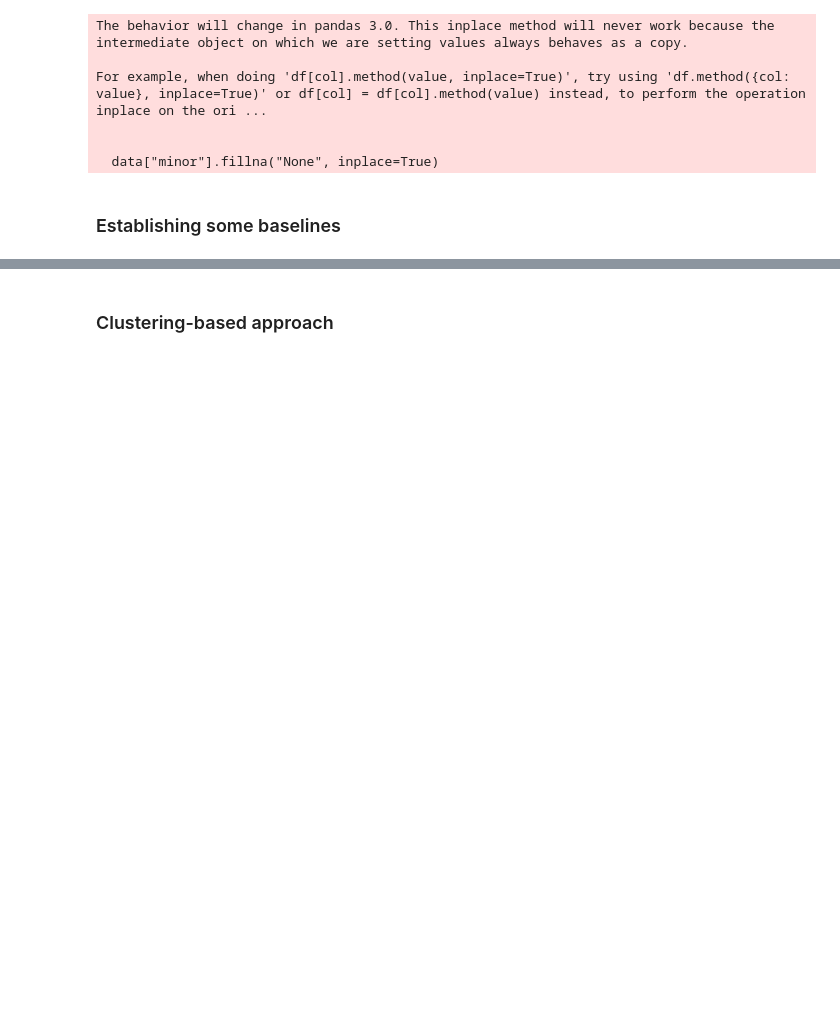
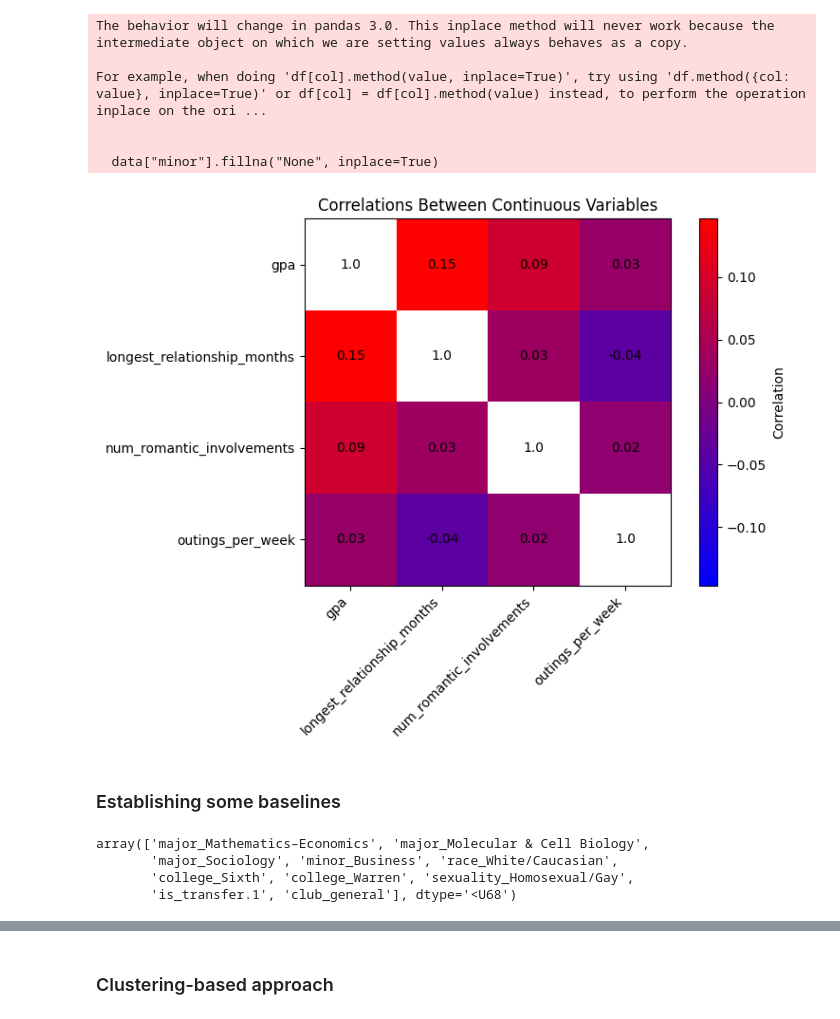
Before and after one commit to snigdhapodugu/dsc190-project, a Jupyter notebook: rq2/predict_length.ipynb, the cells around one changed output, grey strips where cells are left out. Cells and saved outputs as stored; diff of their text form; code cells hidden in the pictures; blank space fills up the shorter version.

```diff
--- a/rq2/predict_length.ipynb
+++ b/rq2/predict_length.ipynb
@@ -16,5 +36,5 @@ from sklearn.ensemble import RandomForestRegressor
 # %%
-data = pd.read_csv("clean_data.csv").drop(["is_HispanicLatino", "is_transfer"], axis=1)
+data = pd.read_csv("clean_data.csv").drop(["is_HispanicLatino", "is_transfer", "relationship_status"], axis=1)
 data["minor"].fillna("None", inplace=True)
 data[data.dtypes[data.dtypes != object].index] = data[data.dtypes[data.dtypes != object].index].fillna(0)
 data = data.query("num_romantic_involvements != 0")
@@ -28,6 +48,31 @@ For example, when doing 'df[col].method(value, inplace=True)', try using 'df.met
 
 
   data["minor"].fillna("None", inplace=True)
+# %%
+corr_matrix = data[["gpa", "longest_relationship_months", "num_romantic_involvements", "outings_per_week"]].corr().replace(1, np.nan)
+range_endpoint = max(np.abs(corr_matrix.min().min()), np.abs(corr_matrix.max().max()))
+
+plt.figure(figsize=(8, 6))
+
+colors_list = [(0, 0, 1), (1, 0, 0)]
+custom = LinearSegmentedColormap.from_list("fire_colors", colors_list, N=1000)
+plt.imshow(corr_matrix, cmap=custom, vmin=-range_endpoint, vmax=range_endpoint)
+
+plt.colorbar(label='Correlation')
+plt.xticks(range(len(corr_matrix.columns)), corr_matrix.columns, rotation=45, ha='right')
+plt.yticks(range(len(corr_matrix.index)), corr_matrix.index)
+plt.title("Correlations Between Continuous Variables")
+# Annotate with correlation values
+for i in range(len(corr_matrix.columns)):
+    for j in range(len(corr_matrix.index)):
+        if np.isnan(corr_matrix.iloc[i, j]):
+            plt.text(j, i, f"1.0", ha="center", va="center", color="w" if abs(corr_matrix.iloc[i, j]) > 0.5 else "black")
+            continue
+        plt.text(j, i, f"{corr_matrix.iloc[i, j]:.2f}", ha="center", va="center", color="w" if abs(corr_matrix.iloc[i, j]) > 0.5 else "black")
+plt.tight_layout()
+plt.show()
+# %% [output]
+[figure, added]
 # %%
 # Identify categorical and numerical columns
 # Get all columns except the target
@@ -89,5 +134,12 @@ feature_names = get_feature_names(preprocessor, input_columns)
 # %% [markdown]
 ### Establishing some baselines ###
+# %%
+np.array(feature_names)[sfs.get_support()]
+# %% [output]
+array(['major_Mathematics–Economics', 'major_Molecular & Cell Biology',
+       'major_Sociology', 'minor_Business', 'race_White/Caucasian',
+       'college_Sixth', 'college_Warren', 'sexuality_Homosexual/Gay',
+       'is_transfer.1', 'club_general'], dtype='<U68')
 # %%
 # Split the data, temporarily not being used
 X_train, X_test, y_train, y_test = train_test_split(
```
Also changed, not shown: parts of 8 cells of this notebook.
